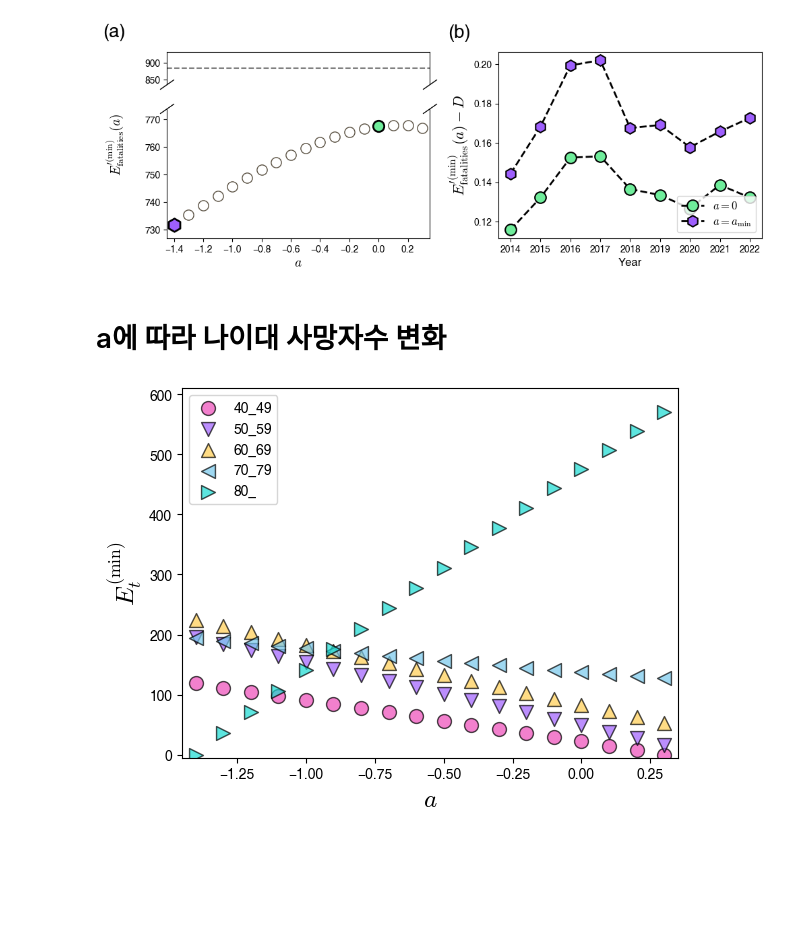
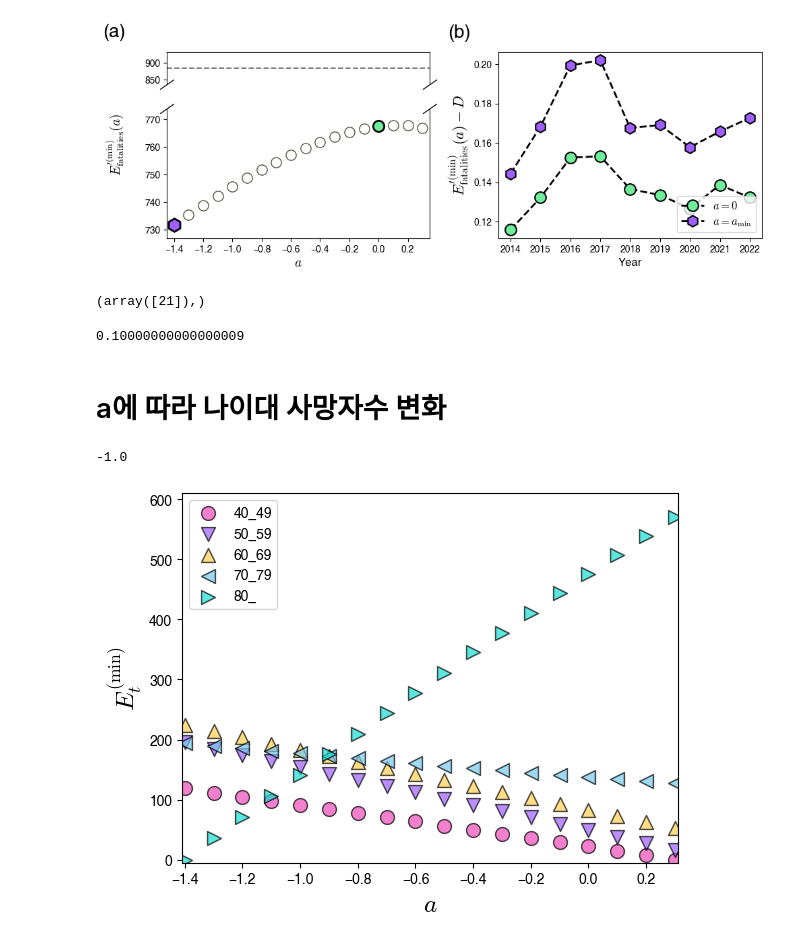
Before and after one commit to kwyosu7/Tuberculosis_hospital_optimization, a Jupyter notebook: at_b_tau12345/result_check.ipynb, the cells around one changed output. Drawn from its saved outputs; the diff is of its cells as text; code cells hidden in the pictures; blank space fills up the shorter version.

```diff
--- a/at_b_tau12345/result_check.ipynb
+++ b/at_b_tau12345/result_check.ipynb
@@ -200,6 +200,14 @@ plt.tight_layout()
 plt.show()
 # %% [output]
 [figure]
+# %%
+np.where(E_list == max(E_list))
+# %% [output]
+(array([21]),)
+# %%
+np.linspace(-2,1,31)[21]
+# %% [output]
+0.10000000000000009
 # %% [markdown]
 # a에 따라 나이대 사망자수 변화
 # %%
@@ -215,16 +223,21 @@ for ai in range(31):
 
     E_ = E_age(data, h_pd=h_opt,a=a,b=b(data,a=a))
     E_age_a[ai] = np.sum(E_,axis=1)
+# %%
+np.linspace(-2,1,31)[10]
+# %% [output]
+-1.0
 # %%
 age = ['40_49', '50_59', '60_69', '70_79', '80_']
 for age_i in range(5):
     plt.scatter(np.linspace(-2,1,31), E_age_a[:,age_i],ec='k',c=color_list[age_i],s=100,marker=mark[age_i], label=age[age_i],alpha=0.7)
 
-plt.xlim(np.linspace(-2,1,31)[a_min]-0.05, np.linspace(-2,1,31)[a_max]+0.05)
+# plt.xlim(np.linspace(-2,1,31)[a_min]-0.05, np.linspace(-2,1,31)[a_max]+0.05)
+plt.xlim(-1.41, 0.31)
 plt.ylim(-5, 610)
 plt.xlabel(r'$a$',size=18)
 plt.ylabel(r'$E^\mathrm{(min)}_t$',size=18)
 plt.legend(loc=2)
 plt.show()
 # %% [output]
-[figure, old version]
+[figure, new version]
```
Also changed, not shown: parts of 15 cells of this notebook.
